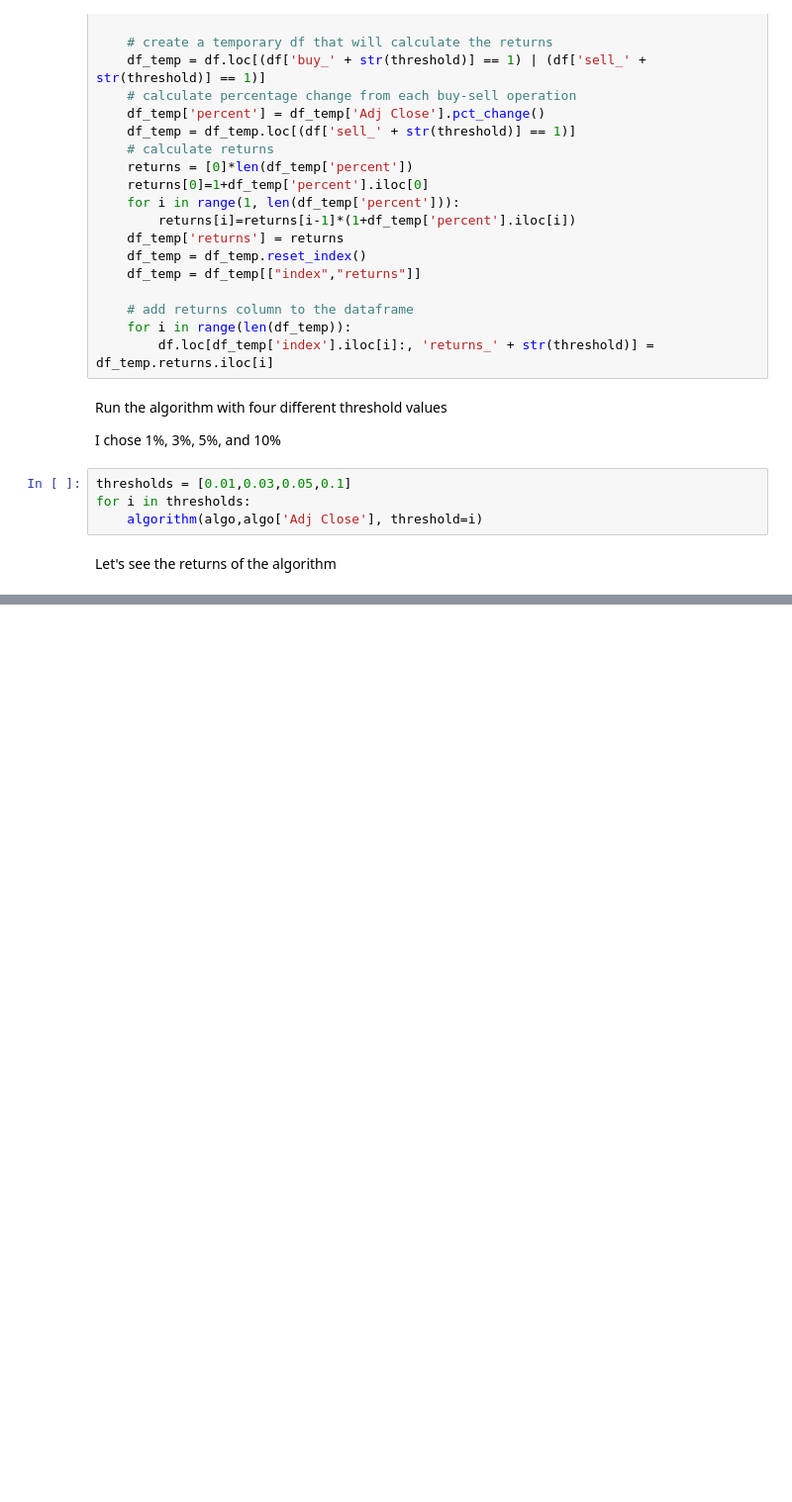
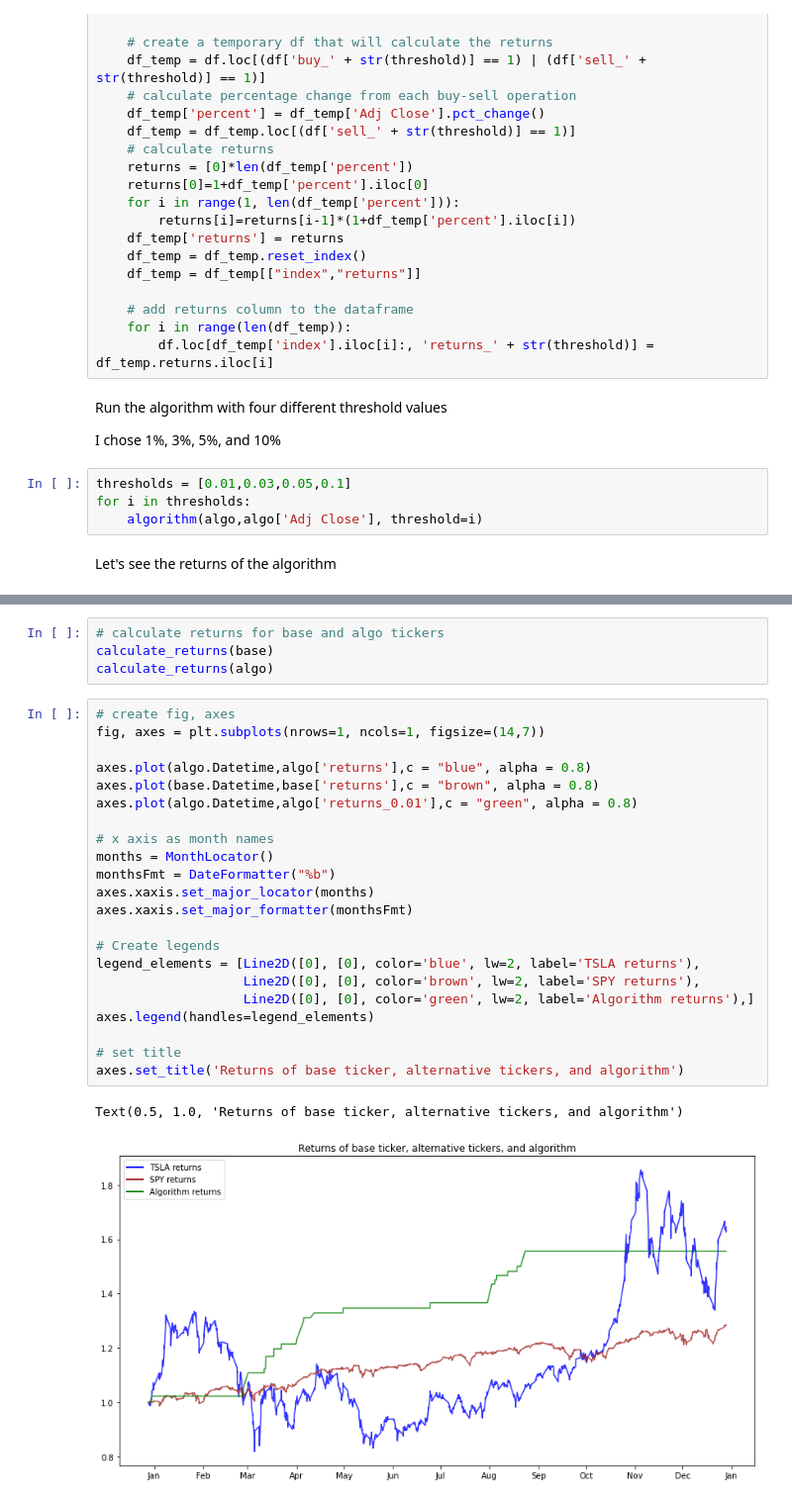
Before and after one commit to JustJAG/SciPy_final_project, a Jupyter notebook: Project_nb.ipynb, the cells around one changed output, grey strips where cells are left out. Shown at 99% size. Saved outputs shown, nothing was run; the diff lists cells and outputs as text; blank space fills up the shorter version.

```diff
--- a/Project_nb.ipynb
+++ b/Project_nb.ipynb
@@ -240,0 +277,29 @@ algo
+# %%
+# calculate returns for base and algo tickers
+calculate_returns(base)
+calculate_returns(algo)
+# %%
+# create fig, axes
+fig, axes = plt.subplots(nrows=1, ncols=1, figsize=(14,7))
+
+axes.plot(algo.Datetime,algo['returns'],c = "blue", alpha = 0.8)
+axes.plot(base.Datetime,base['returns'],c = "brown", alpha = 0.8)
+axes.plot(algo.Datetime,algo['returns_0.01'],c = "green", alpha = 0.8)
+
+# x axis as month names
+months = MonthLocator()
+monthsFmt = DateFormatter("%b")
+axes.xaxis.set_major_locator(months)
+axes.xaxis.set_major_formatter(monthsFmt)
+
+# Create legends
+legend_elements = [Line2D([0], [0], color='blue', lw=2, label='TSLA returns'),
+                   Line2D([0], [0], color='brown', lw=2, label='SPY returns'),
+                   Line2D([0], [0], color='green', lw=2, label='Algorithm returns'),]
+axes.legend(handles=legend_elements)
+
+# set title
+axes.set_title('Returns of base ticker, alternative tickers, and algorithm')
+# %% [output]
+Text(0.5, 1.0, 'Returns of base ticker, alternative tickers, and algorithm')
+[figure, added]
```
Also changed, not shown: parts of 26 cells of this notebook, 4 other files.
